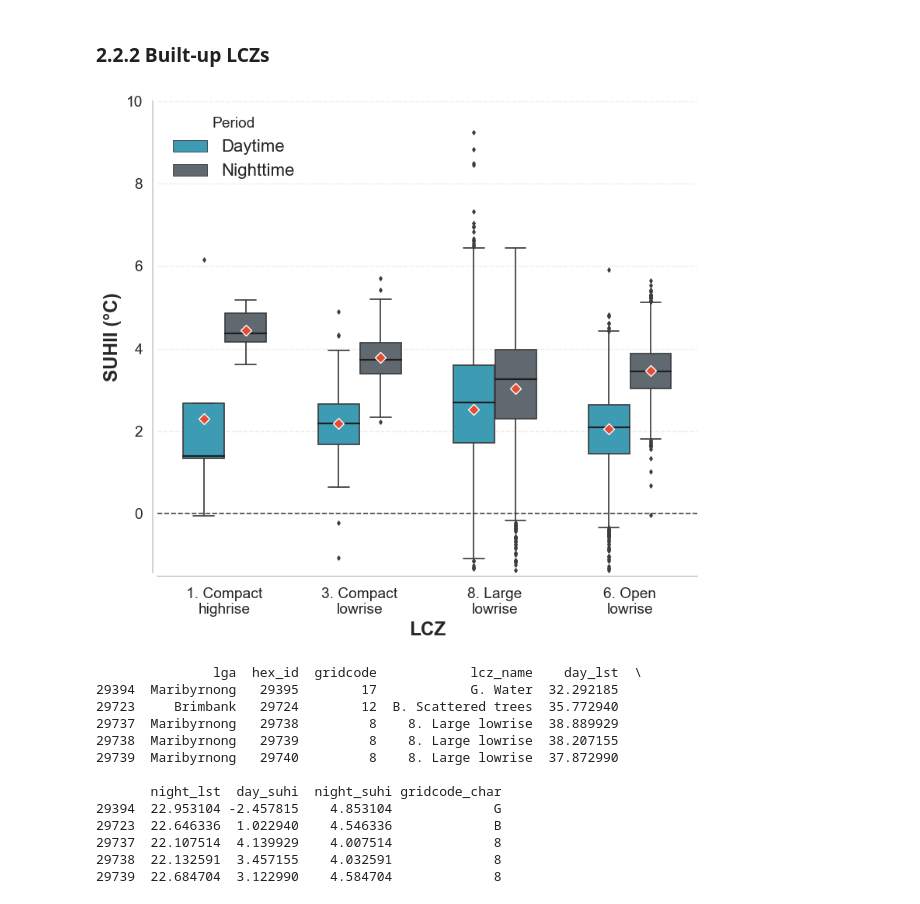
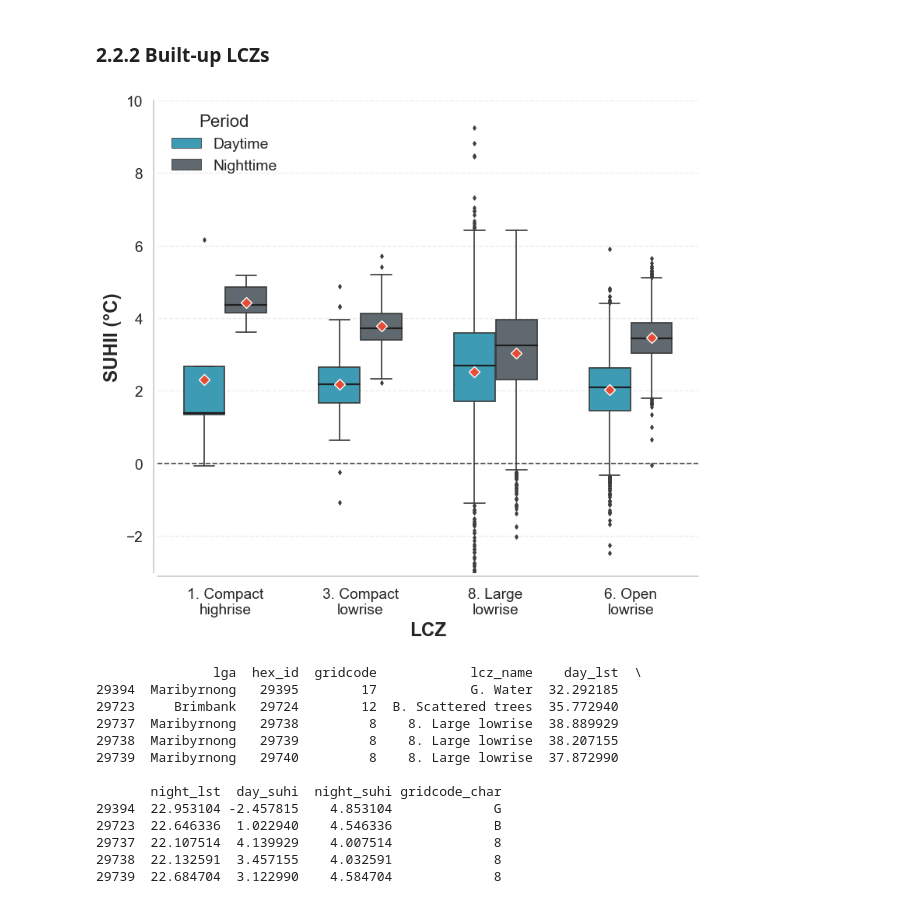
Before and after one commit to percyyvon-r/PhD-Chapter3-Diurnal-SUHII-Distribution, a Jupyter notebook: notebooks/PhD_chapter3_ypinb.ipynb, the cells around one changed output. Cells and saved outputs as stored; diff of their text form; code cells hidden in the pictures.

Commit message:
updated graphs to be repeatable

```diff
--- a/notebooks/PhD_chapter3_ypinb.ipynb
+++ b/notebooks/PhD_chapter3_ypinb.ipynb
@@ -1649,7 +1649,7 @@ lst_suhi_zonal = lst_suhi_zonal[lst_suhi_zonal["lga"].notna()]
 #lst_suhi_zonal = lst_suhi_zonal[lst_suhi_zonal["lga"].str.strip() != ""]
 
 # Create LCZ mapping dictionary
-lcz_map = {
+lcz_map_base = {
     1: "1. Compact highrise",
     3: "3. Compact lowrise",
     8: "8. Large lowrise",
@@ -1664,7 +1664,7 @@ lcz_map = {
 }
 
 # Create new column
-lst_suhi_zonal["lcz_name"] = lst_suhi_zonal["gridcode"].map(lcz_map)
+lst_suhi_zonal["lcz_name"] = lst_suhi_zonal["gridcode"].map(lcz_map_base)
 
 # Keep required columns
 lst_suhi_zonal = lst_suhi_zonal[["lga", "hex_id", "gridcode", "lcz_name", "day_lst", "night_lst", "day_suhi", "night_suhi"]]
@@ -1843,37 +1843,37 @@ handles, labels = ax.get_legend_handles_labels()
 new_labels = [label_map.get(l, l) for l in labels]
 ax.legend(
     handles,
     new_labels,
     title="Period",
     loc="upper left",
     frameon=False,
-    fontsize=16,
-    title_fontsize=legend_title_size
+    fontsize=14,
+    title_fontsize=16
 )
 
 # Balanced y-limits with fixed maximum at 10
 ymin = df_long_filtered["value"].quantile(0.01)
 ymax = df_long_filtered["value"].quantile(0.99)
 pad = 0.15 * (ymax - ymin) if ymax > ymin else 0.5
 lower_limit = ymin - pad
-ax.set_ylim(lower_limit, 10)
+ax.set_ylim(-3, 10)
 
 # Final styling
 ax.grid(axis="y", linestyle="--", alpha=0.35)
 ax.grid(axis="x", visible=False)
 sns.despine(ax=ax, offset=4)
 
 plt.tight_layout(rect=[0, 0.08, 1, 1])
 
 plt.savefig(
     r"C:\Users\percy\Documents\studies\visual_studio_code\PhD-chapter3-SUHII\outputs\figures\lcz_suhi_boxplot_diurnal_lcz_1368.png",
     dpi=300,
     bbox_inches="tight"
 )
 plt.show()
 plt.close()
 # %% [output]
-[figure, old version]
+[figure, new version]
 # %%
 # Copy the columnn gricode and name it gridcode_char
 lst_suhi_zonal["gridcode_char"] = lst_suhi_zonal["gridcode"]
```
Also changed, not shown: parts of 3 cells of this notebook, 2 other files.
